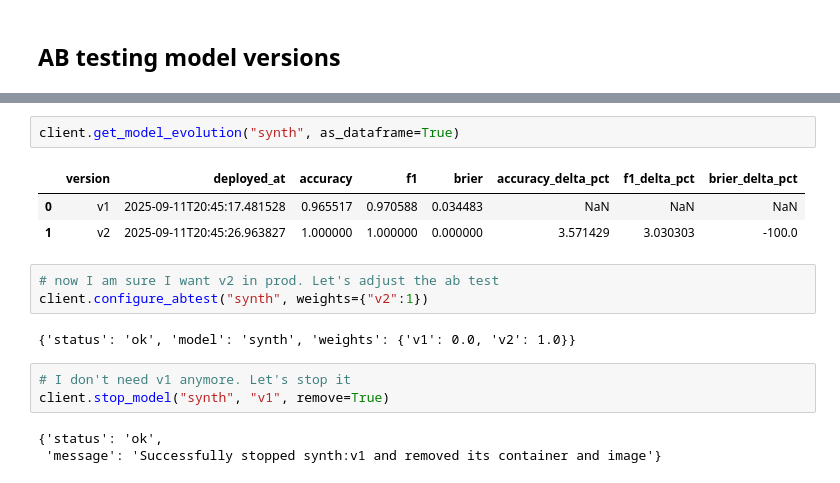
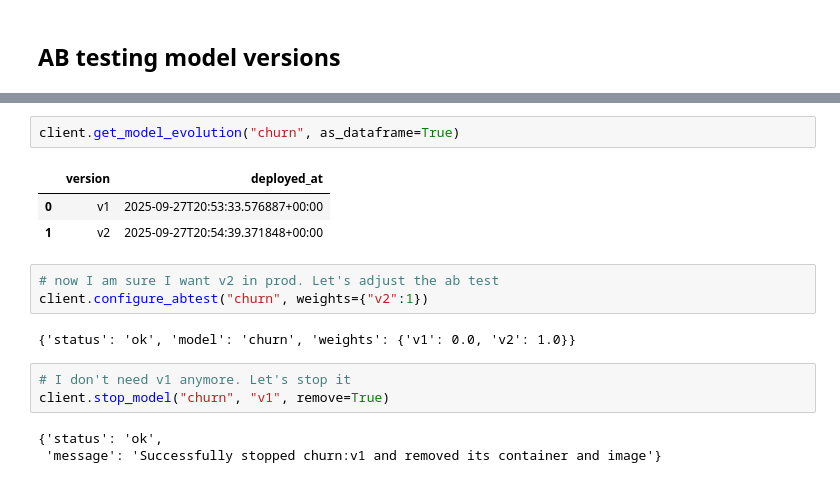
Before and after one commit to nikosga/mlserve.com-notebooks, a Jupyter notebook: notebooks/mlserve-demo-quick-start.ipynb, the cells around one changed output, grey strips where cells are left out. Saved outputs shown, nothing was run; the diff lists cells and outputs as text.

Commit message:
model name change

```diff
--- a/notebooks/mlserve-demo-quick-start.ipynb
+++ b/notebooks/mlserve-demo-quick-start.ipynb
@@ -375,17 +375,17 @@ client.send_feedback(feedback)
 # %%
-client.get_model_evolution("synth", as_dataframe=True)
+client.get_model_evolution("churn", as_dataframe=True)
 # %% [output]
-|  | version | deployed_at | accuracy | f1 | brier | accuracy_delta_pct | f1_delta_pct | brier_delta_pct |
-| 0 | v1 | 2025-09-11T20:45:17.481528 | 0.965517 | 0.970588 | 0.034483 | NaN | NaN | NaN |
-| 1 | v2 | 2025-09-11T20:45:26.963827 | 1.000000 | 1.000000 | 0.000000 | 3.571429 | 3.030303 | -100.0 |
+|  | version | deployed_at |
+| 0 | v1 | 2025-09-27T20:53:33.576887+00:00 |
+| 1 | v2 | 2025-09-27T20:54:39.371848+00:00 |
 # %%
 # now I am sure I want v2 in prod. Let's adjust the ab test
-client.configure_abtest("synth", weights={"v2":1})
+client.configure_abtest("churn", weights={"v2":1})
 # %% [output]
-{'status': 'ok', 'model': 'synth', 'weights': {'v1': 0.0, 'v2': 1.0}}
+{'status': 'ok', 'model': 'churn', 'weights': {'v1': 0.0, 'v2': 1.0}}
 # %%
 # I don't need v1 anymore. Let's stop it
-client.stop_model("synth", "v1", remove=True)
+client.stop_model("churn", "v1", remove=True)
 # %% [output]
 {'status': 'ok',
- 'message': 'Successfully stopped synth:v1 and removed its container and image'}
+ 'message': 'Successfully stopped churn:v1 and removed its container and image'}
```
Also changed, not shown: parts of 24 cells of this notebook, 1 other file.
